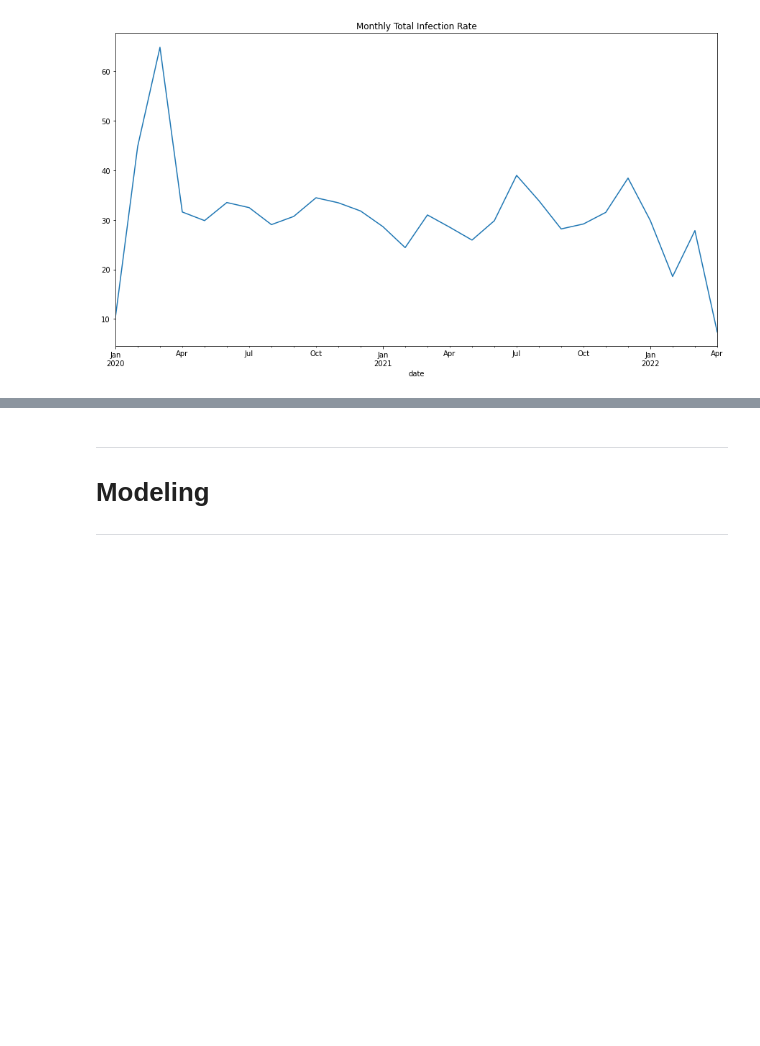
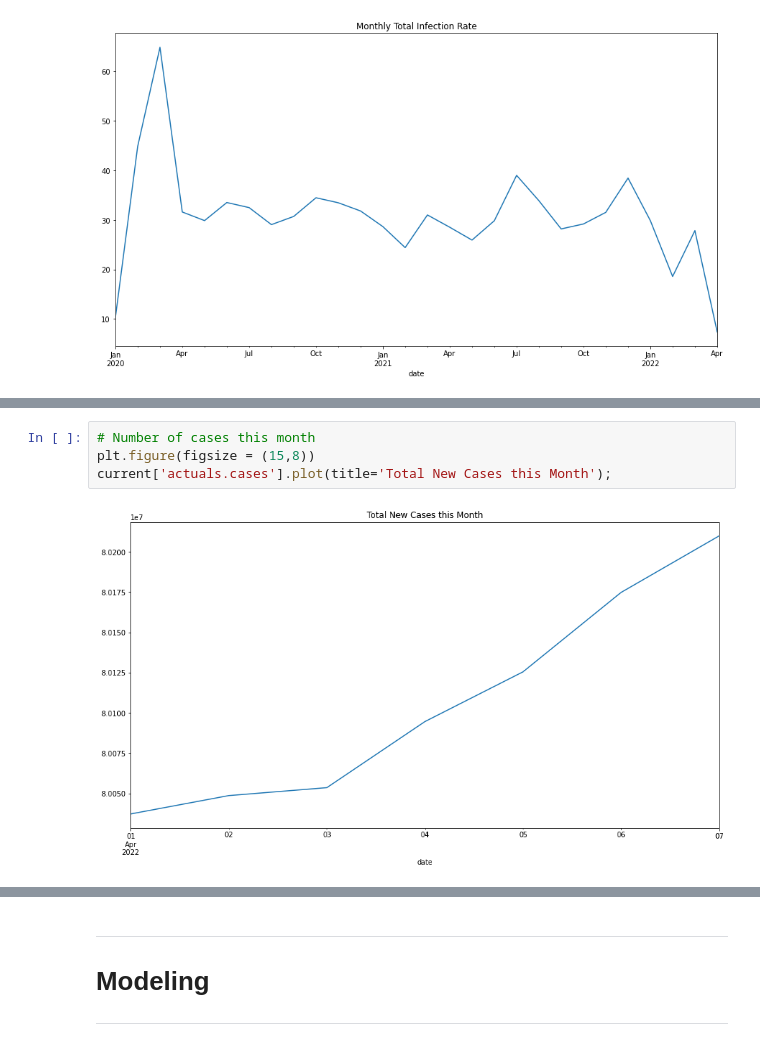
Before and after one commit to JeanetteSchulz/Covid_Analysis, a Jupyter notebook: Jeanettes_Project_Workbook.ipynb, the cells around one changed output, grey strips where cells are left out. Saved outputs shown, nothing was run; the diff lists cells and outputs as text; blank space fills up the shorter version.

Commit message:
explored current month stats

```diff
--- a/Jeanettes_Project_Workbook.ipynb
+++ b/Jeanettes_Project_Workbook.ipynb
@@ -438,0 +439,6 @@ total_actual_deaths
+# %%
+# Number of cases this month
+plt.figure(figsize = (15,8))
+current['actuals.cases'].plot(title='Total New Cases this Month');
+# %% [output]
+[figure, added]
```
Also changed, not shown: parts of 10 cells of this notebook.
